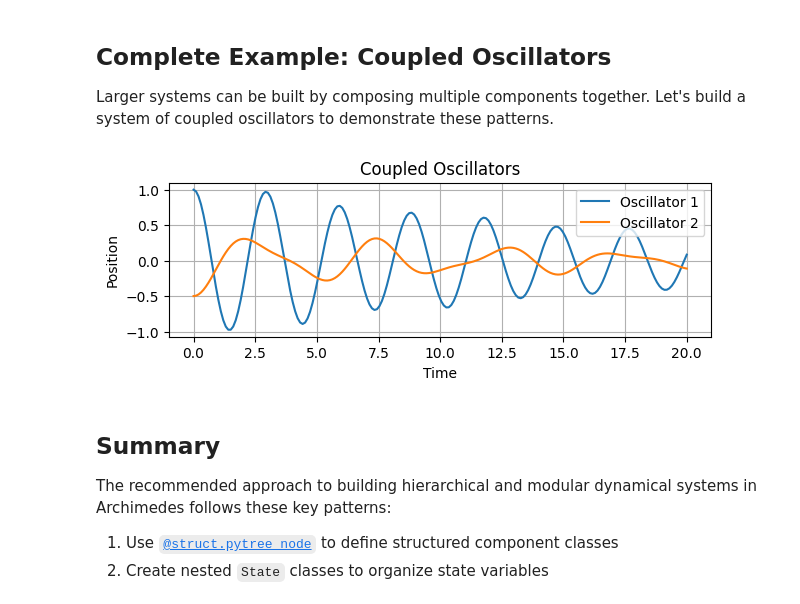
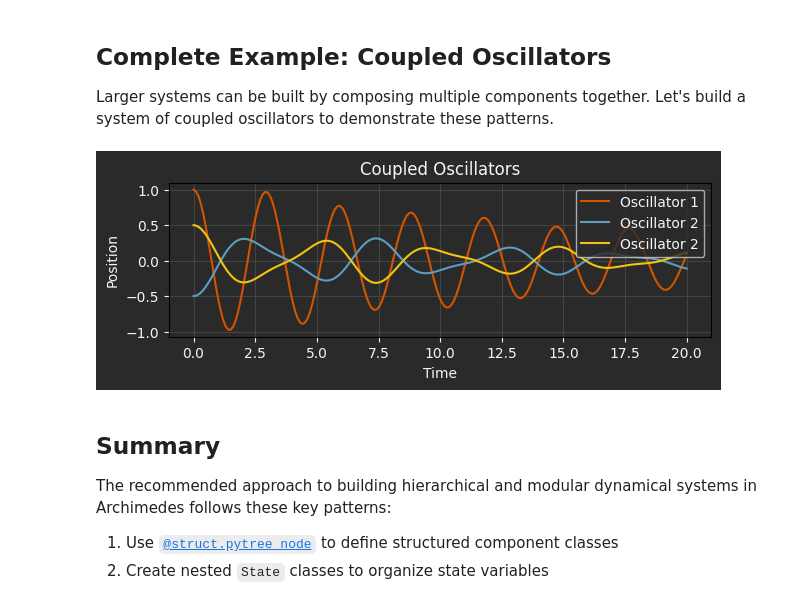
Before and after one commit to PineTreeLabs/archimedes, a Jupyter notebook: docs/source/notebooks/modular-design.ipynb, the cells around one changed output. Saved outputs shown, nothing was run; the diff lists cells and outputs as text; code cells hidden in the pictures.

Commit message:
Basic visual style (#40)
* Basic style and light/dark workflow for notebooks

* Add style guide

* SVG icon

* Linting and formatting

```diff
--- a/docs/source/notebooks/modular-design.ipynb
+++ b/docs/source/notebooks/modular-design.ipynb
@@ -31,11 +31,16 @@ Some recommended patterns for building modular dynamics components in Archimedes
 
 Here's a basic example of using these patterns to creating a modular dynamical system component:
 # %%
+import os
+
 import matplotlib.pyplot as plt
 import numpy as np
 
 import archimedes as arc
 from archimedes import struct
+
+THEME = os.environ.get("ARCHIMEDES_THEME", "dark")
+arc.theme.set_theme(THEME)
 
 
 @struct.pytree_node
@@ -185,34 +190,35 @@ def ode_rhs(t, state_flat, system):
     state_deriv_flat, _ = arc.tree.ravel(state_deriv)
     return state_deriv_flat
 
 
 # Solve the system
 t_span = (0.0, 20.0)
 t_eval = np.linspace(*t_span, 200)
 sol_flat = arc.odeint(
     ode_rhs,
     t_span=t_span,
     x0=x0_flat,
     t_eval=t_eval,
     args=(system,),
 )
 
 # Postprocessing: create a "vectorized map" of the unravel
 # function to map back to the original tree-structured state
 sol = arc.vmap(state_unravel, in_axes=1)(sol_flat)
 
 # Plot the results
 plt.figure(figsize=(7, 2))
 plt.plot(t_eval, sol.osc1.x, label="Oscillator 1")
 plt.plot(t_eval, sol.osc2.x, label="Oscillator 2")
+plt.plot(t_eval, -sol.osc2.x, label="Oscillator 2")
 plt.xlabel("Time")
 plt.ylabel("Position")
 plt.title("Coupled Oscillators")
 plt.legend()
 plt.grid(True)
 plt.show()
 # %% [output]
-[figure, old version]
+[figure, new version]
 # %% [markdown]
 ## Summary
 
```
Also changed, not shown: 19 other files.
